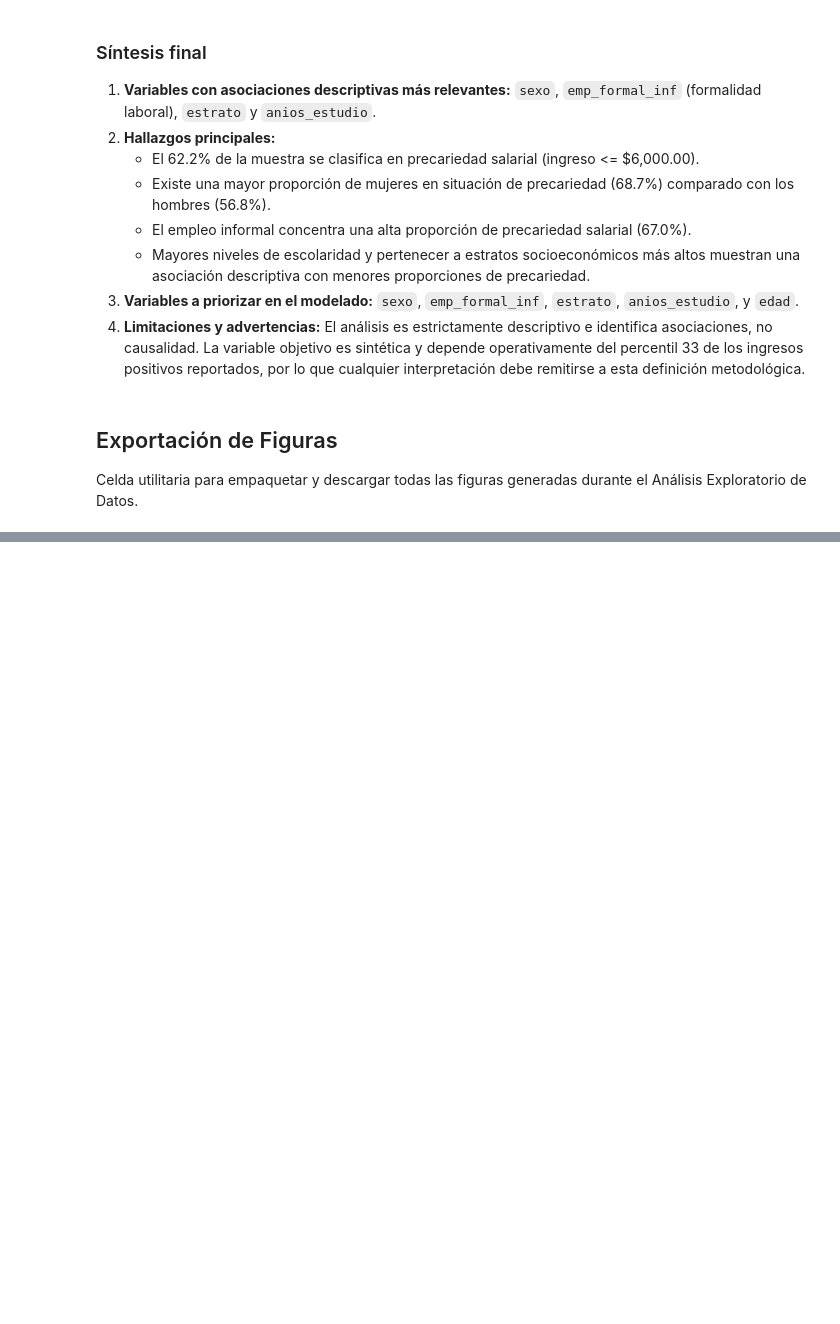
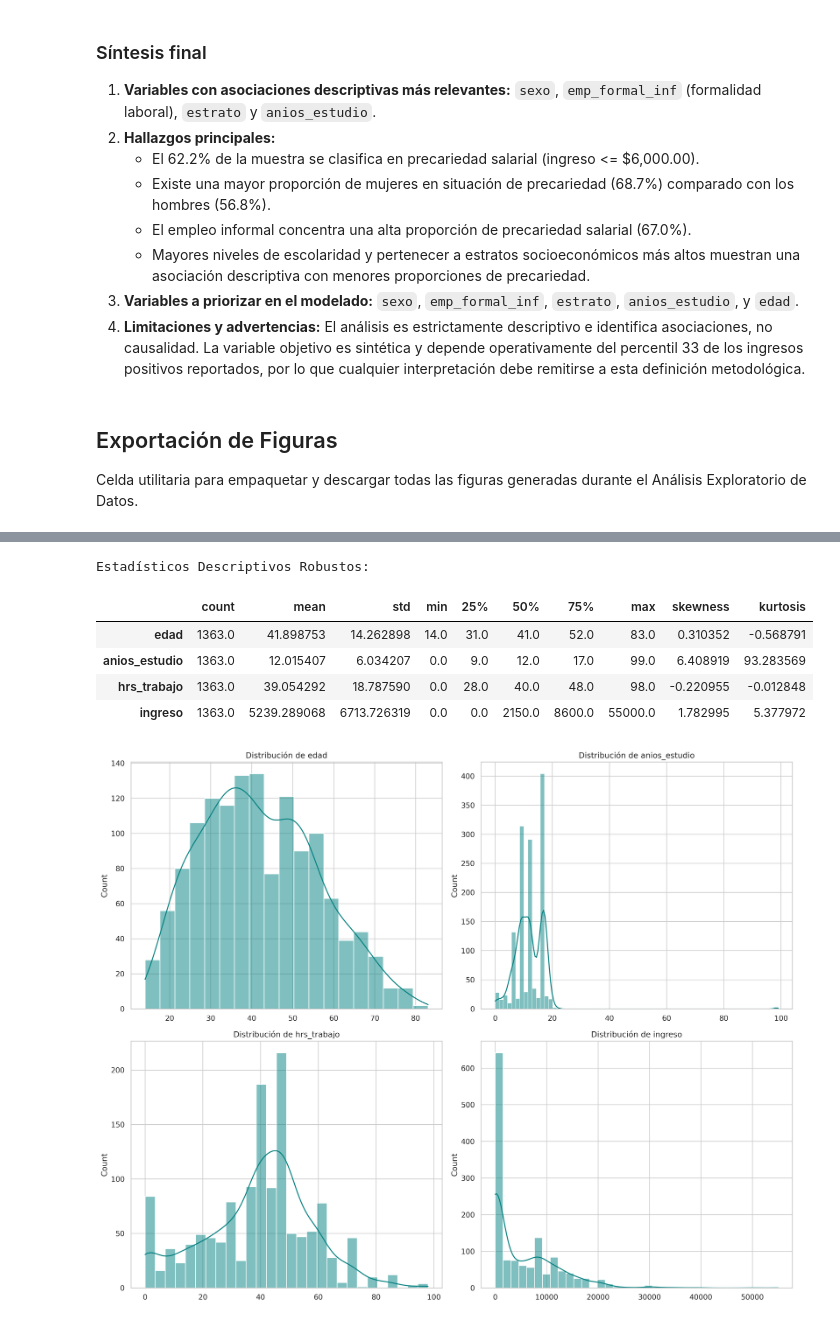
Before and after one commit to dr-dlr/ENOE, a Jupyter notebook: EDA_Enoe.ipynb, the cells around one changed output, grey strips where cells are left out. Saved outputs shown, nothing was run; the diff lists cells and outputs as text; code cells hidden in the pictures; blank space fills up the shorter version.

```diff
--- a/EDA_Enoe.ipynb
+++ b/EDA_Enoe.ipynb
@@ -574,3 +574,31 @@ files.download(f"{nombre_zip}.zip")
 Directorio 'figuras_eda' comprimido exitosamente como figuras_eda_export.zip
 [interactive output not drawn]
 [interactive output not drawn]
+# %%
+num_vars = ['edad', 'anios_estudio', 'hrs_trabajo', 'ingreso']
+stats_num = df[num_vars].describe().T
+stats_num['skewness'] = df[num_vars].skew()
+stats_num['kurtosis'] = df[num_vars].kurt()
+
+print("Estadísticos Descriptivos Robustos:")
+display(stats_num)
+
+# Visualización de distribuciones
+fig, axes = plt.subplots(2, 2, figsize=(15, 12))
+axes = axes.flatten()
+
+for i, col in enumerate(num_vars):
+    sns.histplot(df[col], kde=True, ax=axes[i], color='teal')
+    axes[i].set_title(f'Distribución de {col}', fontsize=12)
+    axes[i].set_xlabel('')
+
+plt.tight_layout()
+plt.show()
+# %% [output]
+Estadísticos Descriptivos Robustos:
+|  | count | mean | std | min | 25% | 50% | 75% | max | skewness | kurtosis |
+| edad | 1363.0 | 41.898753 | 14.262898 | 14.0 | 31.0 | 41.0 | 52.0 | 83.0 | 0.310352 | -0.568791 |
+| anios_estudio | 1363.0 | 12.015407 | 6.034207 | 0.0 | 9.0 | 12.0 | 17.0 | 99.0 | 6.408919 | 93.283569 |
+| hrs_trabajo | 1363.0 | 39.054292 | 18.787590 | 0.0 | 28.0 | 40.0 | 48.0 | 98.0 | -0.220955 | -0.012848 |
+| ingreso | 1363.0 | 5239.289068 | 6713.726319 | 0.0 | 0.0 | 2150.0 | 8600.0 | 55000.0 | 1.782995 | 5.377972 |
+[figure, added]
```
Also changed, not shown: parts of 1 cell of this notebook.
